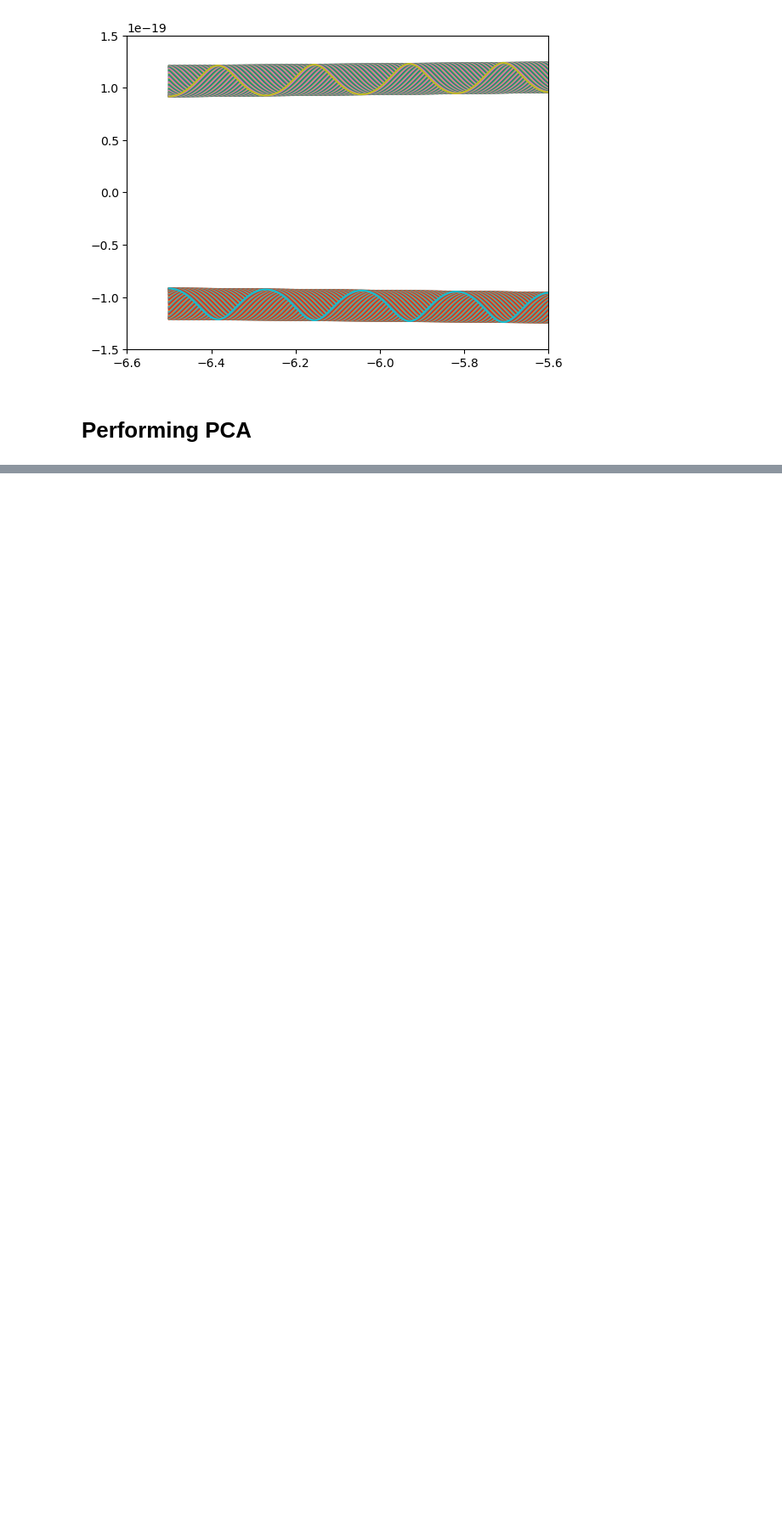
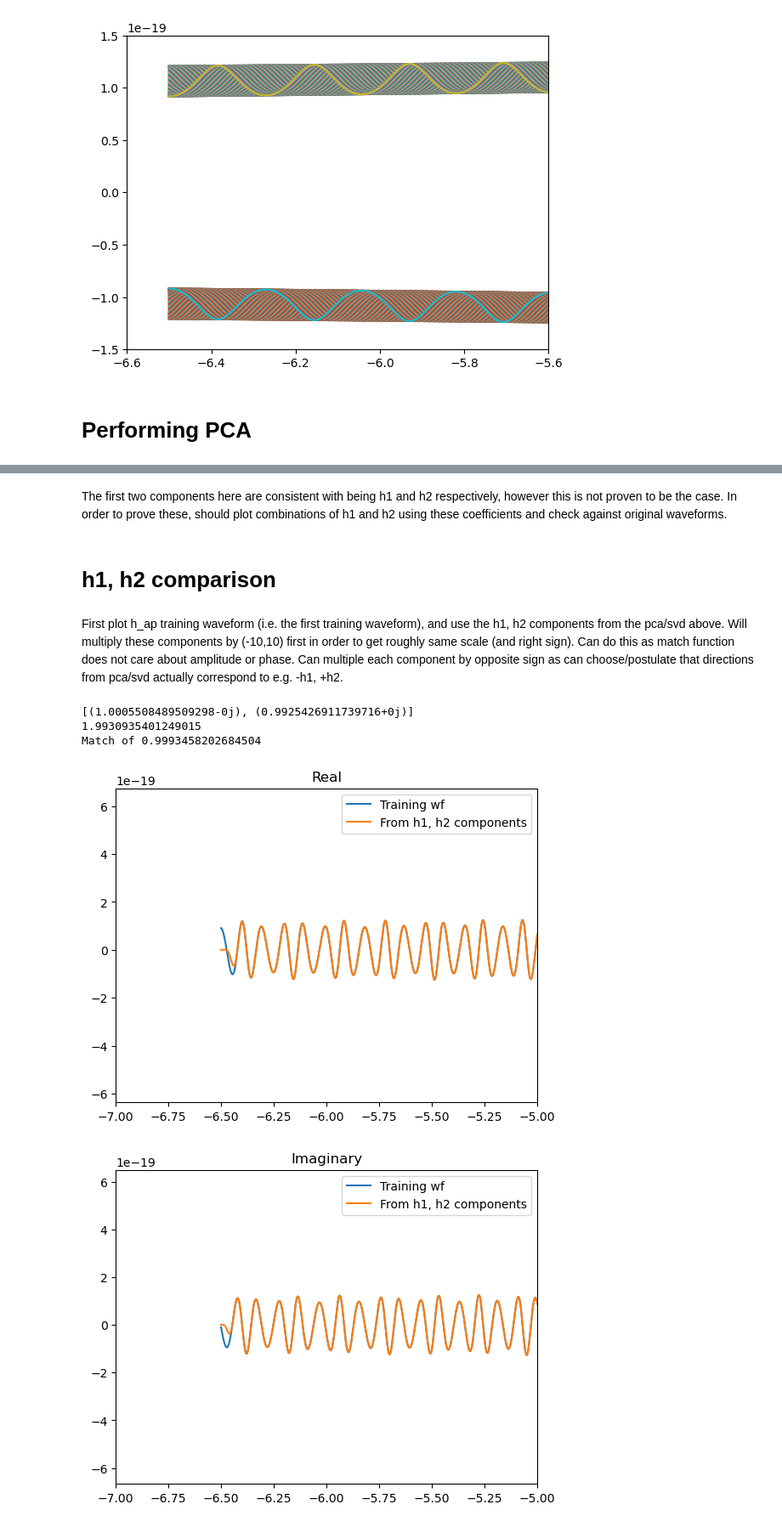
Before and after one commit to BenGPatterson/EccentricBinaries, a Jupyter notebook: notebooks/principal_component_analysis.ipynb, the cells around one changed output, grey strips where cells are left out. Shown at 85% size. Saved outputs shown, nothing was run; the diff lists cells and outputs as text; code cells hidden in the pictures; blank space fills up the shorter version.

```diff
--- a/notebooks/principal_component_analysis.ipynb
+++ b/notebooks/principal_component_analysis.ipynb
@@ -161,0 +127,53 @@ array([9.11008529e-20-1.02727705e-20j, 9.09000317e-20-1.20156367e-20j,
+# %% [markdown]
+The first two components here are consistent with being h1 and h2 respectively, however this is not proven to be the case. In order to prove these, should plot combinations of h1 and h2 using these coefficients and check against original waveforms.
+# %% [markdown]
+# h1, h2 comparison
+# %%
+# Plots and compares match between training waveform and combination of h1 and h2 waveforms
+def compare_wfs(training_wf, h1_h2_comps, f_low, e, M, q, sample_rate, approximant):
+
+    # Generate h from h1, h2 components
+    h, _, _, _, _ = get_h(h1_h2_comps, f_low, e, M, q, sample_rate, approximant=approximant)
+
+    # Calculate match between waveforms
+    m = match_wfs(training_wf, h, 10, True)
+    print(f'Match of {np.abs(m)}')
+
+    # Plot both real waveforms
+    plt.plot(training_wf.sample_times, training_wf.real(), label='Training wf')
+    plt.plot(h.sample_times, h.real(), label='From h1, h2 components')
+    plt.title('Real')
+    plt.xlim(-7,-5)
+    plt.legend()
+    plt.show()
+
+    # Plot both imaginary waveforms
+    plt.plot(training_wf.sample_times, training_wf.imag(), label='Training wf')
+    plt.plot(h.sample_times, h.imag(), label='From h1, h2 components')
+    plt.title('Imaginary')
+    plt.xlim(-7,-5)
+    plt.legend()
+    plt.show()
+
+    # Plot both waveform envelopes
+    plt.plot(training_wf.sample_times, np.sqrt(training_wf.real()**2+training_wf.imag()**2), c='C0', label='Training wf')
+    plt.plot(training_wf.sample_times, -np.sqrt(training_wf.real()**2+training_wf.imag()**2), c='C0')
+    plt.plot(h.sample_times, np.sqrt(h.real()**2+h.imag()**2), c='C1', label='From h1, h2 components')
+    plt.plot(h.sample_times, -np.sqrt(h.real()**2+h.imag()**2), c='C1')
+    plt.title('Envelopes')
+    plt.xlim(-7,-5)
+    plt.legend()
+    plt.show()
+# %% [markdown]
+First plot h_ap training waveform (i.e. the first training waveform), and use the h1, h2 components from the pca/svd above. Will multiply these components by (-10,10) first in order to get roughly same scale (and right sign). Can do this as match function does not care about amplitude or phase. Can multiple each component by opposite sign as can choose/postulate that directions from pca/svd actually correspond to e.g. -h1, +h2.
+# %%
+components = [-10*pcs[0][0], 10*pcs[1][0]]
+print(components)
+print(np.sum(np.abs(components)))
+compare_wfs(training_wfs[0], components, 10, 0.1, chirp2total(24, 2), 2, 4096, 'TEOBResumS')
+# %% [output]
+[(1.0005508489509298-0j), (0.9925426911739716+0j)]
+1.9930935401249015
+Match of 0.9993458202684504
+[figure, added]
+[figure, added]
```
Also changed, not shown: parts of 21 cells of this notebook, 2 other files.
